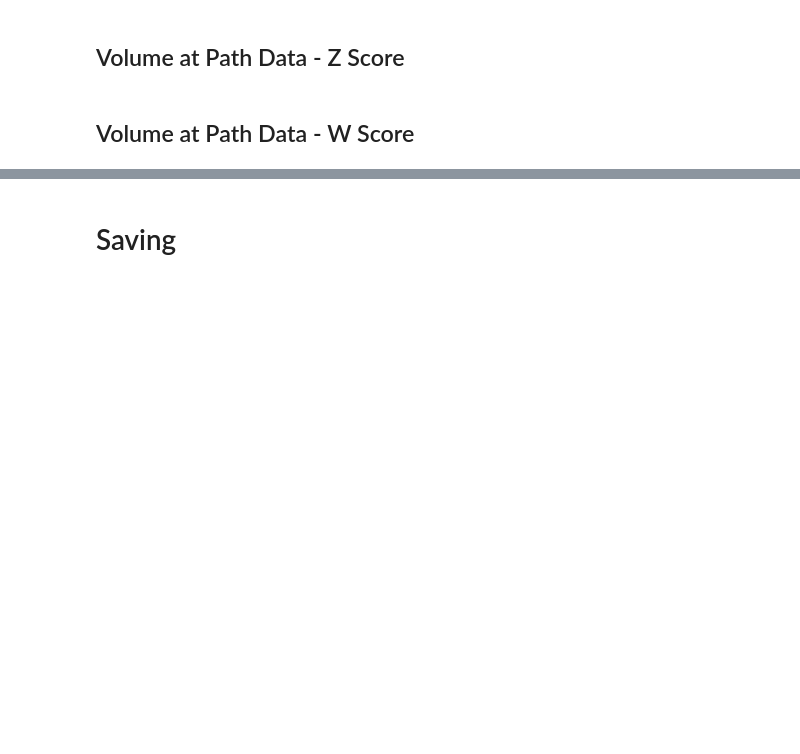
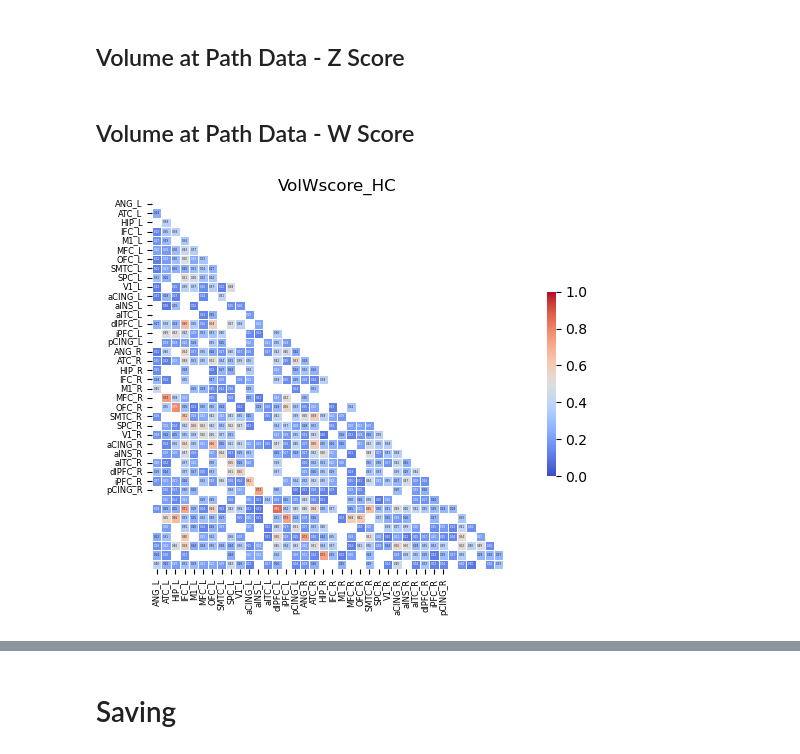
Before and after one commit to dontminchenit/mBIN, a Jupyter notebook: FTD_JupyterNotebook/Thickness_At_Pathology_Analysis/[2] Compute Thickness At Path Covariance Matrix.ipynb, the cells around one changed output, grey strips where cells are left out. Saved outputs shown, nothing was run; the diff lists cells and outputs as text; code cells hidden in the pictures; blank space fills up the shorter version.

```diff
--- a/FTD_JupyterNotebook/Thickness_At_Pathology_Analysis/[2] Compute Thickness At Path Covariance Matrix.ipynb
+++ b/FTD_JupyterNotebook/Thickness_At_Pathology_Analysis/[2] Compute Thickness At Path Covariance Matrix.ipynb
@@ -141,3 +143,8 @@ TAUVolumeAtPath_w.shape
 TDPVolumeAtPath_w.shape
 # %% [output]
 (30, 40)
+# %%
+# pathNames_TAU
+with open(os.path.join(path_CalData, 'pathNames_TAU.pkl'), 'rb') as f:
+    pathNames_TAU = pickle.load(f)
+f.close()
@@ -144,3 +153,13 @@ TDPVolumeAtPath_w.shape
+# %%
+# pathNames_TAU_Drop
+with open(os.path.join(path_CalData, 'pathNames_TAU_Drop.pkl'), 'rb') as f:
+    pathNames_TAU_Drop = pickle.load(f)
+f.close()
+
+# pathNames_TDP_Drop
+with open(os.path.join(path_CalData, 'pathNames_TDP_Drop.pkl'), 'rb') as f:
+    pathNames_TDP_Drop = pickle.load(f)
+f.close()
 # %% [markdown]
 # Parameter/Variable Setting
 # %% [markdown]
@@ -218,3 +237,9 @@ cov_volAtPath_z_dict = calCovMatDict(HCVolumeAtPath_z, TAUVolumeAtPath_z, TDPVol
 ## Volume at Path Data - W Score
 # %%
 cov_volAtPath_w_dict = calCovMatDict(HCVolumeAtPath_w, TAUVolumeAtPath_w, TDPVolumeAtPath_w, pthresh, cov_thresh)
+# %%
+viz.drawCovMatrix(cov_volAtPath_w_dict['HC'], pathNames_TAU_Drop, pathNames_TAU_Drop, 'VolWscore_HC',
+                  outputDir = thickAtPath_Fig,
+                  annot_fontsize = 2, tick_fontsize = 6, annot_bool = True, save=True)
+# %% [output]
+[figure, added]
```
Also changed, not shown: parts of 4 cells of this notebook, 43 other files.
